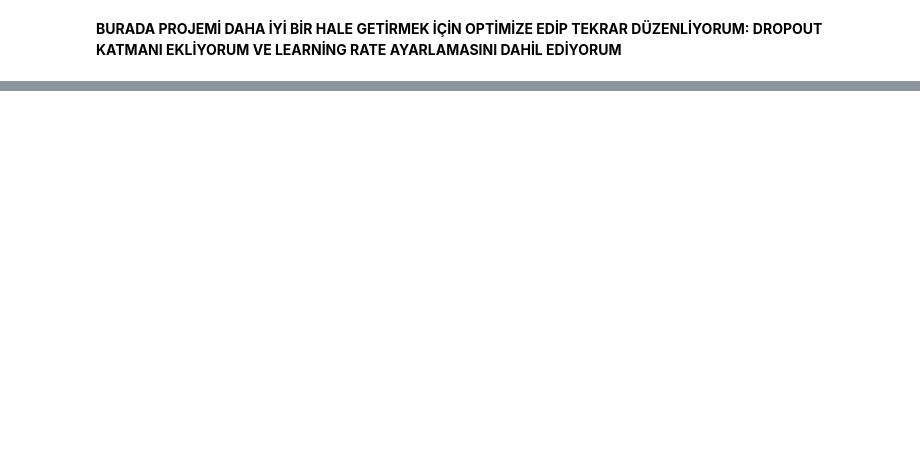
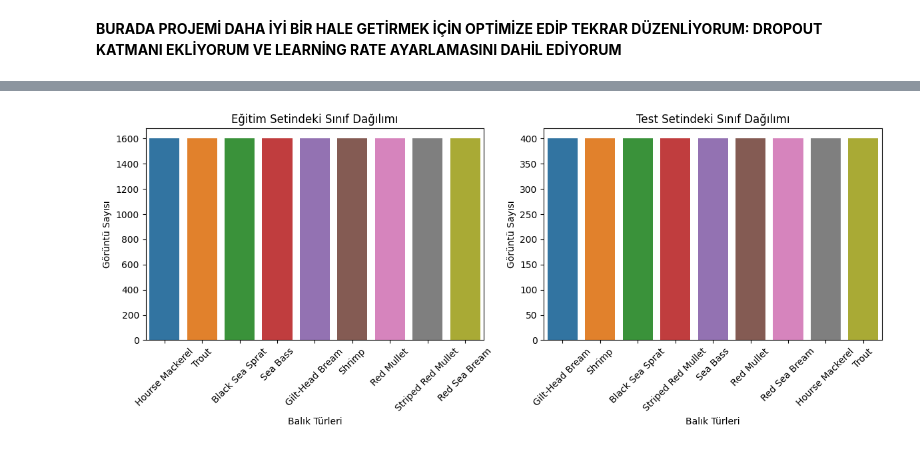
Before and after one commit to ecemknrl/Fish_ANN, a Jupyter notebook: fish-dataset-ann-project (1).ipynb, the cells around one changed output, grey strips where cells are left out. Saved outputs shown, nothing was run; the diff lists cells and outputs as text; code cells hidden in the pictures; blank space fills up the shorter version.

```diff
--- a/fish-dataset-ann-project (1).ipynb
+++ b/fish-dataset-ann-project (1).ipynb
@@ -331,0 +400,33 @@ plt.show()
+# %%
+import matplotlib.pyplot as plt
+import seaborn as sns
+import pandas as pd
+import os
+
+# CSV dosyalarını yükleme
+train_data = pd.read_csv(os.path.join(output_directory, 'train_data.csv'))
+test_data = pd.read_csv(os.path.join(output_directory, 'test_data.csv'))
+
+# Sınıf Dağılımını Görselleştirme
+plt.figure(figsize=(12, 5))
+
+# Eğitim Seti için sınıf dağılımı
+plt.subplot(1, 2, 1)
+sns.countplot(x='label', data=train_data)  # 'label' sütununu x olarak belirtin
+plt.title("Eğitim Setindeki Sınıf Dağılımı")
+plt.xlabel("Balık Türleri")
+plt.ylabel("Görüntü Sayısı")
+plt.xticks(rotation=45)
+
+# Test Seti için sınıf dağılımı
+plt.subplot(1, 2, 2)
+sns.countplot(x='label', data=test_data)  # 'label' sütununu x olarak belirtin
+plt.title("Test Setindeki Sınıf Dağılımı")
+plt.xlabel("Balık Türleri")
+plt.ylabel("Görüntü Sayısı")
+plt.xticks(rotation=45)
+
+plt.tight_layout()
+plt.show()
+# %% [output]
+[figure, added]
```
Also changed, not shown: parts of 14 cells of this notebook.
